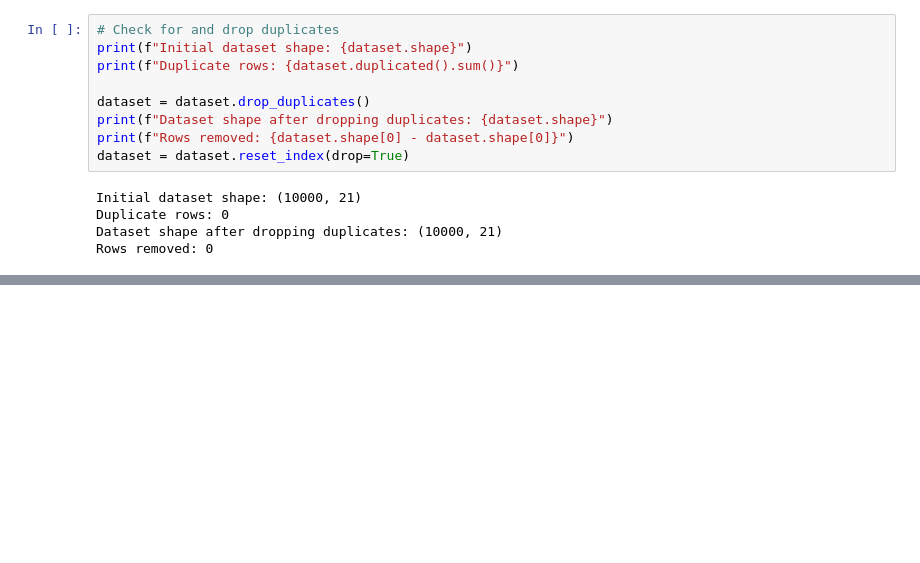
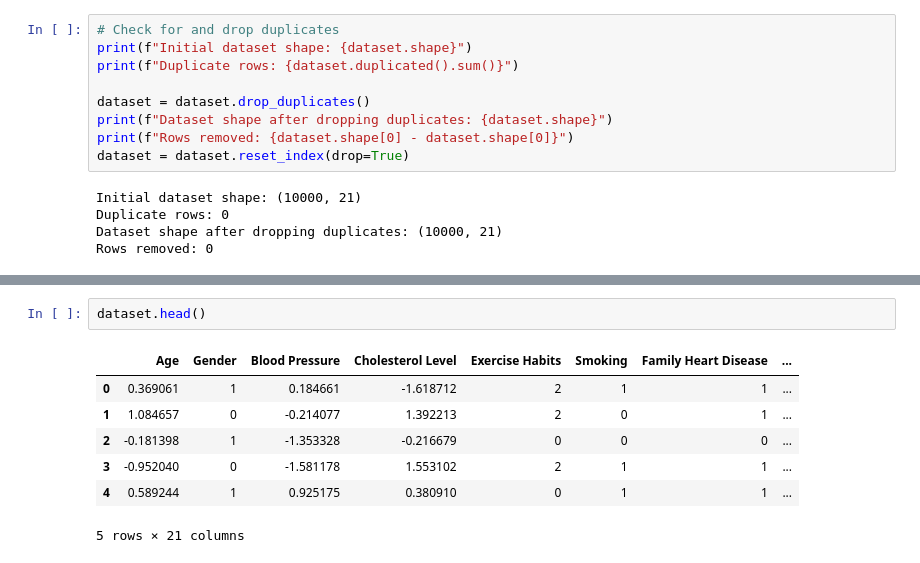
Before and after one commit to NehalKashif/Heart-Disease-Detector, a Jupyter notebook: dataset.ipynb, the cells around one changed output, grey strips where cells are left out. Cells and saved outputs as stored; diff of their text form; blank space fills up the shorter version.

```diff
--- a/dataset.ipynb
+++ b/dataset.ipynb
@@ -147,0 +252,10 @@ print("Data cleaning complete!")
+# %%
+dataset.head()
+# %% [output]
+|  | Age | Gender | Blood Pressure | Cholesterol Level | Exercise Habits | Smoking | Family Heart Disease | ... |
+| 0 | 0.369061 | 1 | 0.184661 | -1.618712 | 2 | 1 | 1 | ... |
+| 1 | 1.084657 | 0 | -0.214077 | 1.392213 | 2 | 0 | 1 | ... |
+| 2 | -0.181398 | 1 | -1.353328 | -0.216679 | 0 | 0 | 0 | ... |
+| 3 | -0.952040 | 0 | -1.581178 | 1.553102 | 2 | 1 | 1 | ... |
+| 4 | 0.589244 | 1 | 0.925175 | 0.380910 | 0 | 1 | 1 | ... |
+5 rows × 21 columns
```
Also changed, not shown: parts of 7 cells of this notebook.
